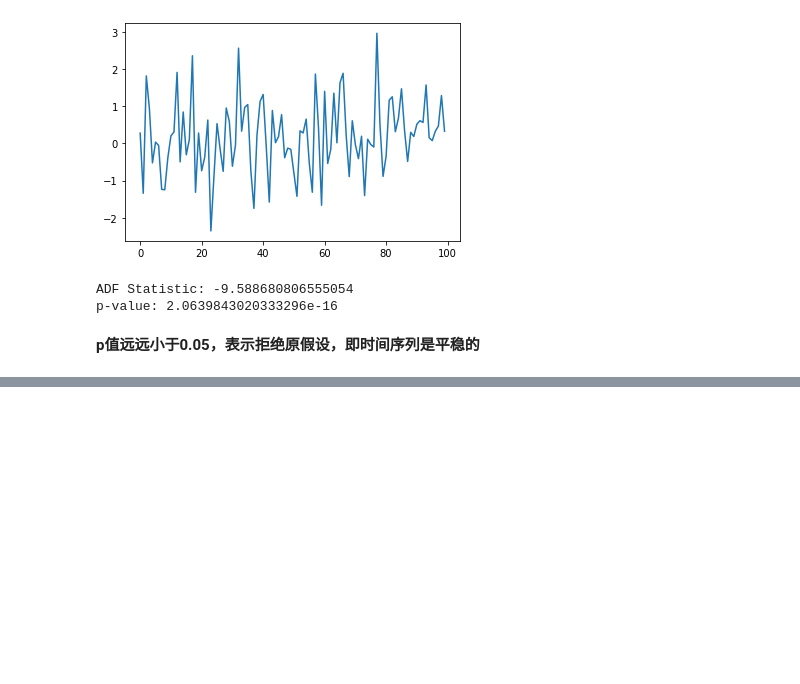
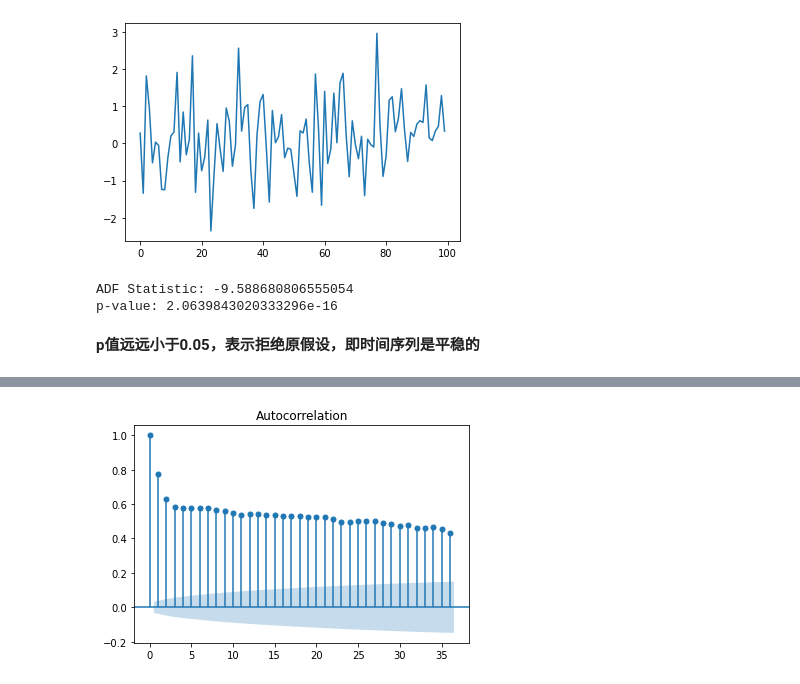
Before and after one commit to muxi324/timeseries101, a Jupyter notebook: cp3.ipynb, the cells around one changed output, grey strips where cells are left out. Saved outputs shown, nothing was run; the diff lists cells and outputs as text; code cells hidden in the pictures; blank space fills up the shorter version.

```diff
--- a/cp3.ipynb
+++ b/cp3.ipynb
@@ -47,0 +66,7 @@ p-value: 2.0639843020333296e-16
+# %%
+# 画出acf函数
+# 蓝色底色区域内画出的是95%置信区间，数据落在蓝色区域内表示在统计学意义上在x轴的时间间隔下具有自相关性
+plot_acf(series)
+plt.show()
+# %% [output]
+[figure, added]
```
Also changed, not shown: parts of 10 cells of this notebook, 10 other files.
